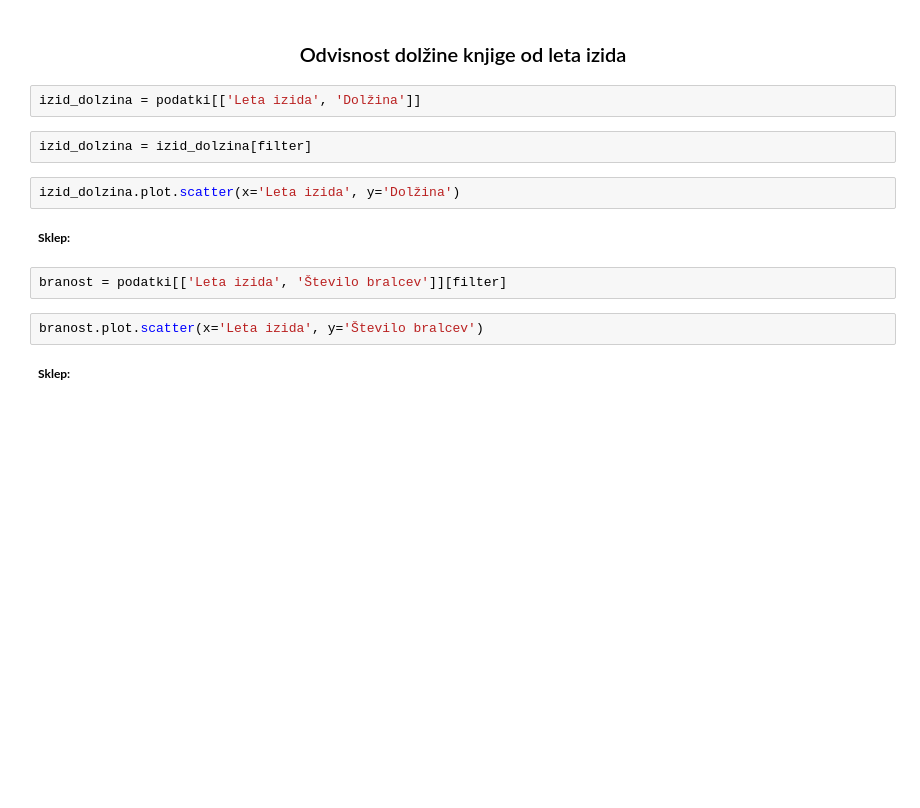
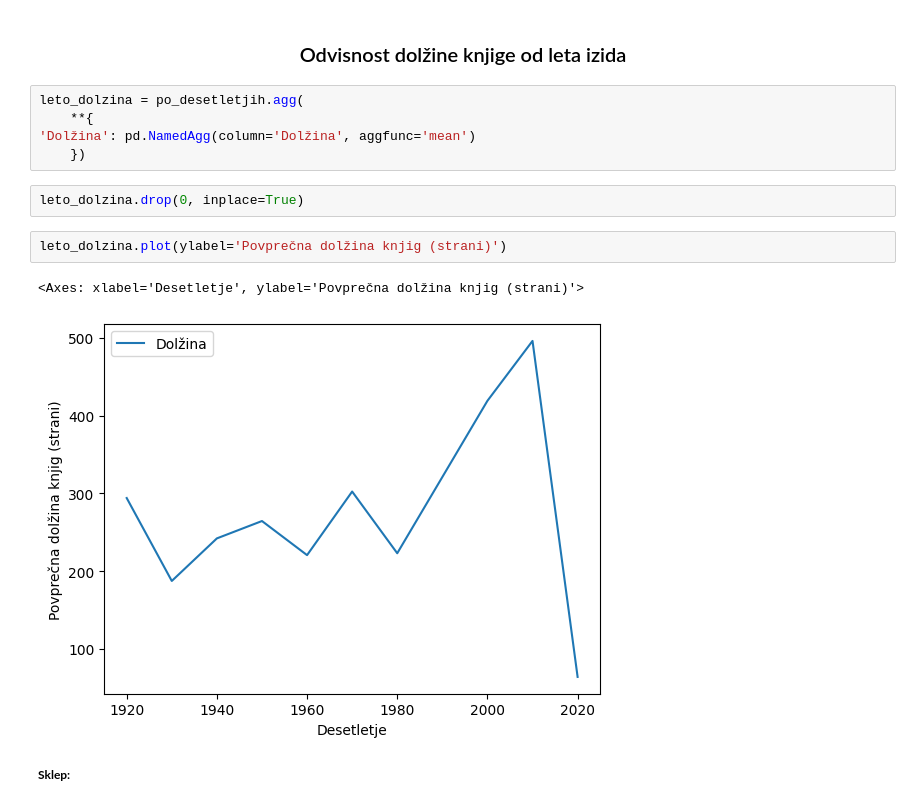
Before and after one commit to Benjamin-Dagarin/UVP_Projektna_naloga_2024, a Jupyter notebook: Analiza_fantazijskih_knjig.ipynb, the cells around one changed output. Drawn from its saved outputs; the diff is of its cells as text; blank space fills up the shorter version.

```diff
--- a/Analiza_fantazijskih_knjig.ipynb
+++ b/Analiza_fantazijskih_knjig.ipynb
@@ -255,18 +235,18 @@ izid_tocke.plot(x='Leta izida', y='Točke')
 <p style="font-family:Verdana; font-size:12px"><b>Sklep:</b></p>
 # %% [markdown]
 <h3 style="text-align:center"><div style="font-size : 20px; font-style : Verdana; text-align : center">Odvisnost dolžine knjige od leta izida</h3>
-# %%
-izid_dolzina = podatki[['Leta izida', 'Dolžina']]
-# %%
-izid_dolzina = izid_dolzina[filter]
-# %%
-izid_dolzina.plot.scatter(x='Leta izida', y='Dolžina')
-# %% [markdown]
-<p style="font-family:Verdana; font-size:12px"><b>Sklep:</b></p>
-# %%
-branost = podatki[['Leta izida', 'Število bralcev']][filter]
-# %%
-branost.plot.scatter(x='Leta izida', y='Število bralcev')
+# %%
+leto_dolzina = po_desetletjih.agg(
+    **{
+'Dolžina': pd.NamedAgg(column='Dolžina', aggfunc='mean')
+    })
+# %%
+leto_dolzina.drop(0, inplace=True)
+# %%
+leto_dolzina.plot(ylabel='Povprečna dolžina knjig (strani)')
+# %% [output]
+<Axes: xlabel='Desetletje', ylabel='Povprečna dolžina knjig (strani)'>
+[figure, added]
 # %% [markdown]
 <p style="font-family:Verdana; font-size:12px"><b>Sklep:</b></p>
 # %% [markdown]
```
Also changed, not shown: parts of 54 cells of this notebook, 1 other file.
